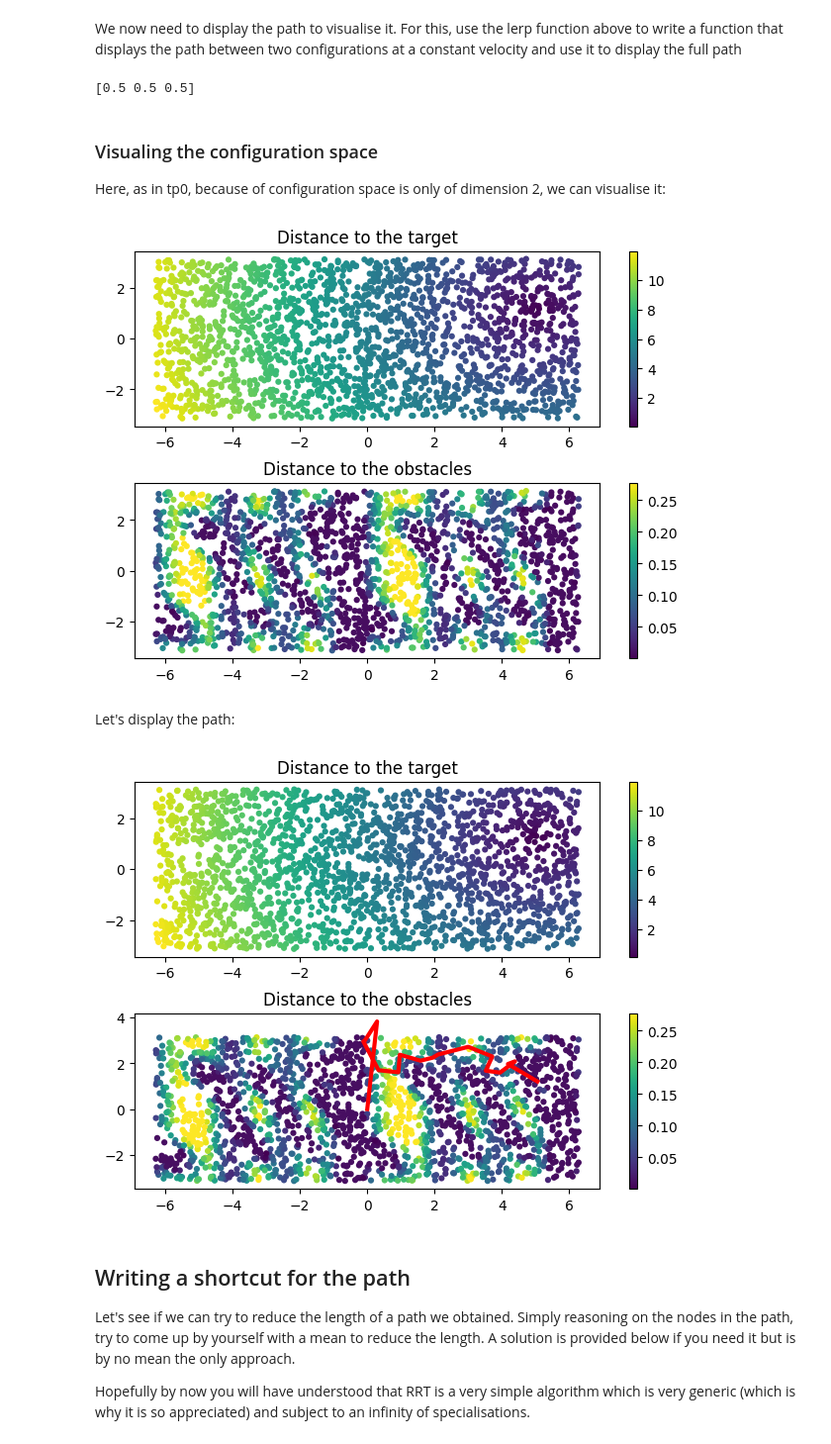
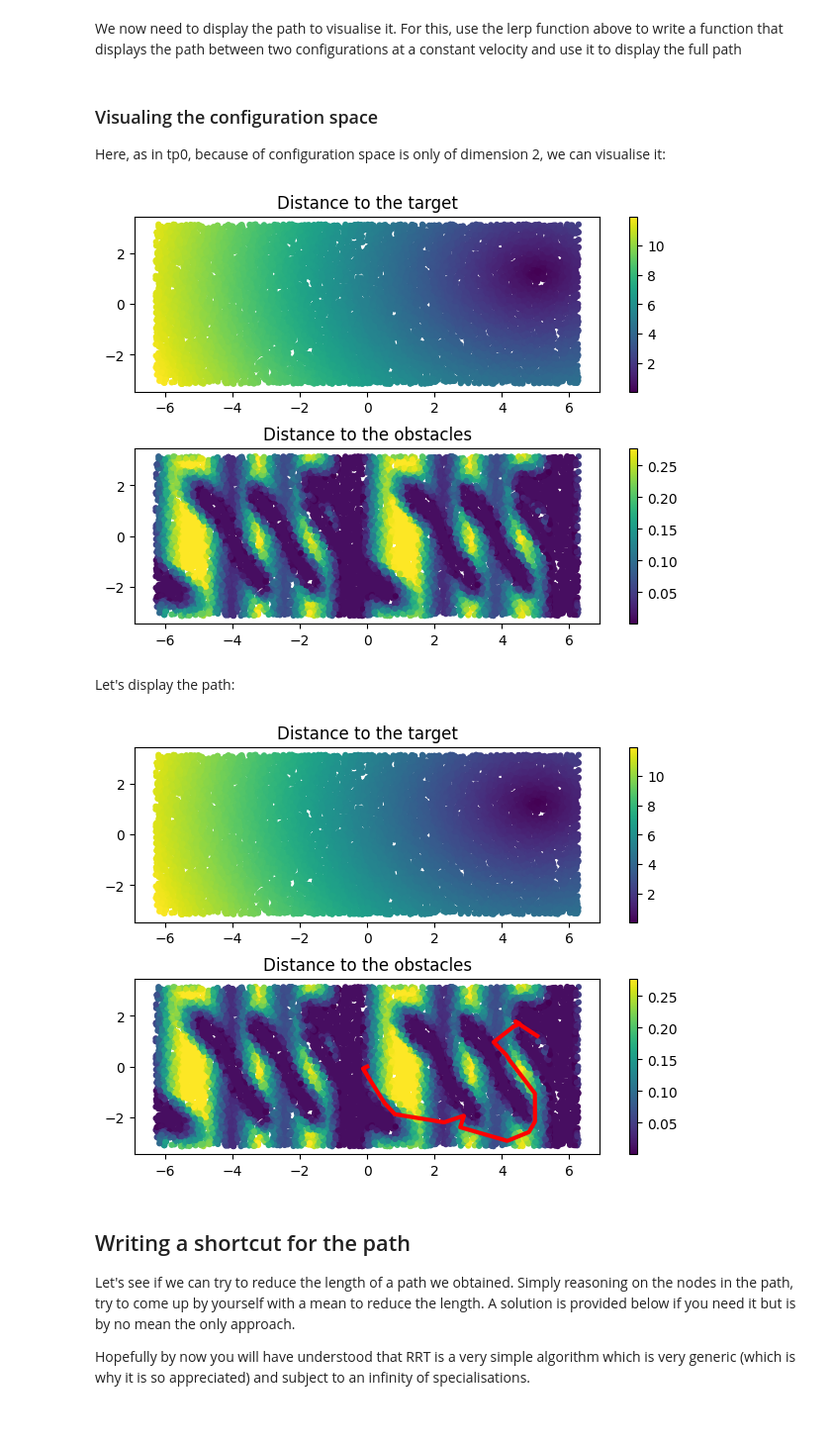
Before and after one commit to julialopezgomez/tutorials, a Jupyter notebook: 4_rrt.ipynb, the cells around one changed output. Shown: that part at 99% size. Drawn from its saved outputs; the diff is of its cells as text; code cells hidden in the pictures.

```diff
--- a/4_rrt.ipynb
+++ b/4_rrt.ipynb
@@ -179,15 +167,20 @@ def NEW_CONF(q_near,q_rand,discretisationsteps, delta_q = None):
         q_end = lerp(q_near,q_rand,delta_q/dist)
         dist = delta_q
         # if the distance between q_near and q_rand is greater than delta_q, we set q_end to be the configuration that corresponds to a path of length delta_q
-    dt = dist / discretisationsteps
+    dt = 1 / discretisationsteps
     for i in range(1,discretisationsteps):
         q = lerp(q_near,q_end,dt*i)
         if coll(q):
+            # if not VALID_EDGE(q_near,lerp(q_near,q_end,dt*(i-1)),discretisationsteps):
+            #     print("ERROR IS WHEN COLLISION")
             return lerp(q_near,q_end,dt*(i-1))
+
+    # if not VALID_EDGE(q_near,q_end,discretisationsteps):
+    #     print("ERROR IS WHEN NOT COLLISION")
     return q_end
 
-def VALID_EDGE(q_new,q_goal,discretisationsteps):
-    return np.linalg.norm(q_goal - NEW_CONF(q_new, q_goal,discretisationsteps)) < 1e-3
+def VALID_EDGE(q_new,q_goal,discretisationsteps, delta_q = None):
+    return np.linalg.norm(q_goal - NEW_CONF(q_new, q_goal,discretisationsteps, delta_q)) == 0
     # return true if the distance between q_goal and the configuration that corresponds to a path of length delta_q is less than 1e-3
 # %% [markdown]
 **Optional:** explore the pinocchio documentation and modify the above methods to also check for joint limits during the path interpolation
@@ -199,21 +192,21 @@ We also defined a target and the initial state to be the [0,0] configuration
 discretisationsteps_newconf = 200 #To tweak later on
 discretisationsteps_validedge = 200 #To tweak later on
 k = 1000  #To tweak later on
-delta_q = 3. #To tweak later on
+delta_q = 1.5 #To tweak later on
 
 
 q_init = robot.q0.copy()
 q_goal = np.array([5.05429572, 1.20489405])
 # %%
-def rrt(q_init, q_goal, k, delta_q):
+def rrt(q_init, q_goal, k, delta_q=None):
     G = [(None,q_init)]
     for _ in range(k):
         q_rand = RAND_CONF()
         q_near_index = NEAREST_VERTEX(G,q_rand)
         q_near = G[q_near_index][1]
-        q_new = NEW_CONF(q_near,q_rand,discretisationsteps_newconf, delta_q = None)
+        q_new = NEW_CONF(q_near,q_rand,discretisationsteps_newconf, delta_q)
         ADD_EDGE_AND_VERTEX(G,q_near_index,q_new)
-        if VALID_EDGE(q_new,q_goal,discretisationsteps_validedge):
+        if VALID_EDGE(q_new,q_goal,discretisationsteps_validedge, delta_q):
             print ("Path found!")
             ADD_EDGE_AND_VERTEX(G,len(G)-1,q_goal)
             return G, True
@@ -277,12 +280,6 @@ def displaypath(path):
         displayedge(q0,q1)
 
 displaypath(path)
-# %%
-from pinocchio.utils import rotate
-cube = pin.SE3(rotate('z',0.),np.array([0.5,0.5,0.5]))
-print(cube.translation)
-# %% [output]
-[0.5 0.5 0.5]
 # %% [markdown]
 ### Visualing the configuration space
 Here, as in tp0, because of configuration space is only of dimension 2, we can visualise it:
@@ -328,22 +325,22 @@ def plotConfigurationSpace(hcol,hfree,markerSize=20):
      plt.colorbar()
      plt.tight_layout(pad=0.8)
 
-hcol,hfree = sampleSpace(2000) #increase to improve resolution
+hcol,hfree = sampleSpace(12000) #increase to improve resolution
 plotConfigurationSpace(hcol,hfree)
 # %% [output]
-[figure, old version]
+[figure, new version]
 # %% [markdown]
 Let's display the path:
 # %%
-def plotpaths(paths, colors = ['r','c']):
+def plotpaths(paths, colors = ['r','pink']):
     plotConfigurationSpace(hcol,hfree)
     for path, color in zip(paths,colors):
         patharray = np.array(path)
         plt.plot(patharray[:,0],patharray[:,1],color,lw=3)
 
 plotpaths([path])
 # %% [output]
-[figure, old version]
+[figure, new version]
 # %% [markdown]
 ## Writing a shortcut for the path
 Let's see if we can try to reduce the length of a path we obtained.
```
Also changed, not shown: parts of 12 cells of this notebook.
